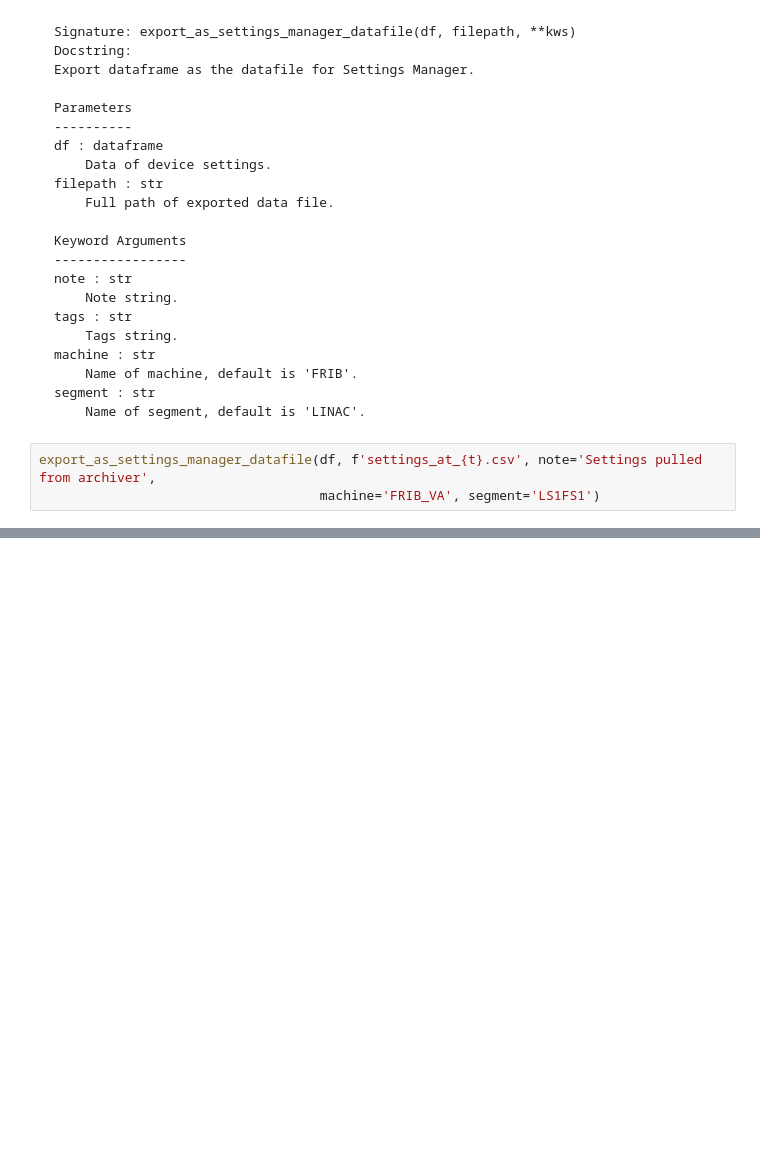
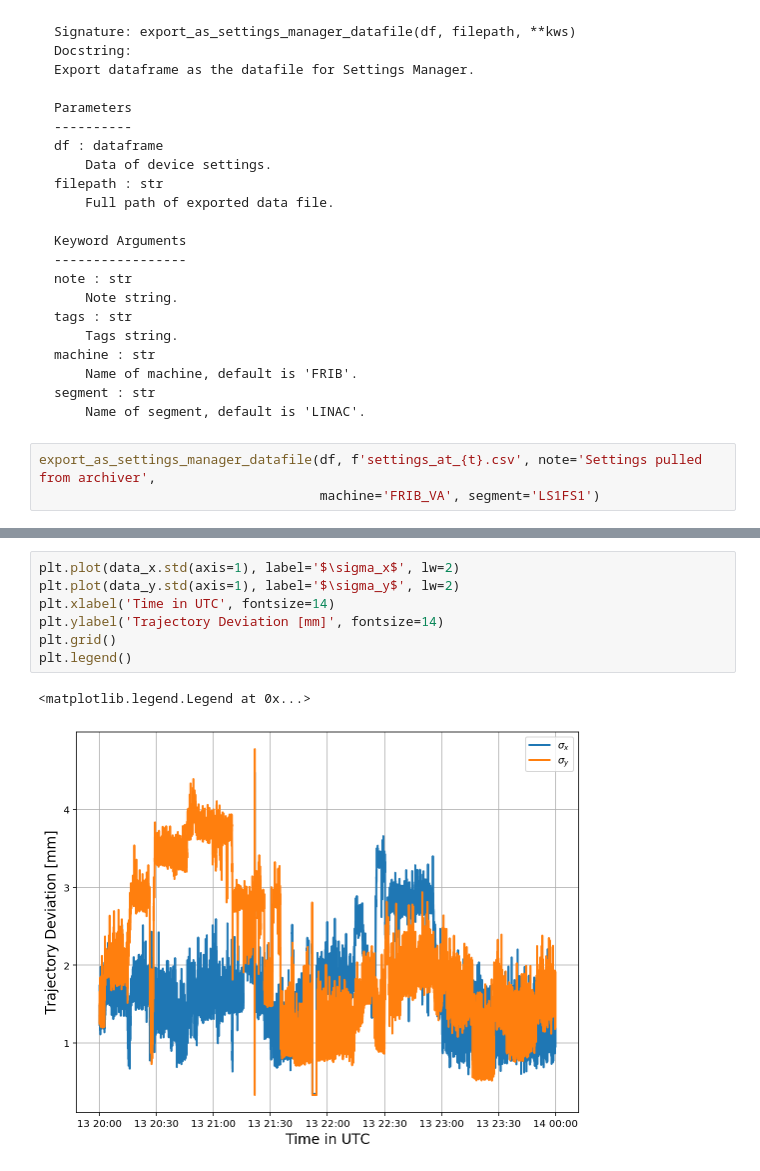
Before and after one commit to zhangt58/PyArchAppl, a Jupyter notebook: doc/getting-started/pyarchappl.ipynb, the cells around one changed output, grey strips where cells are left out. Drawn from its saved outputs; the diff is of its cells as text; blank space fills up the shorter version.

```diff
--- a/doc/getting-started/pyarchappl.ipynb
+++ b/doc/getting-started/pyarchappl.ipynb
@@ -473,0 +507,10 @@ FS1_BMS:DCH_D2662,I,HCOR,153.794689726,-2.711e-05,nan,nan,0.1,True
+# %%
+plt.plot(data_x.std(axis=1), label='$\sigma_x$', lw=2)
+plt.plot(data_y.std(axis=1), label='$\sigma_y$', lw=2)
+plt.xlabel('Time in UTC', fontsize=14)
+plt.ylabel('Trajectory Deviation [mm]', fontsize=14)
+plt.grid()
+plt.legend()
+# %% [output]
+<matplotlib.legend.Legend at 0x...>
+[figure, added]
```
Also changed, not shown: parts of 17 cells of this notebook, 2 other files.
